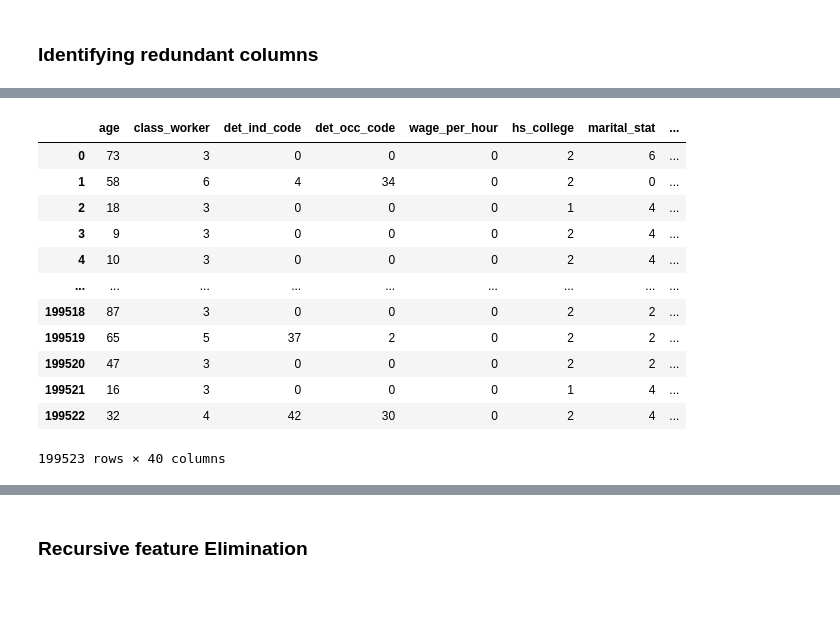
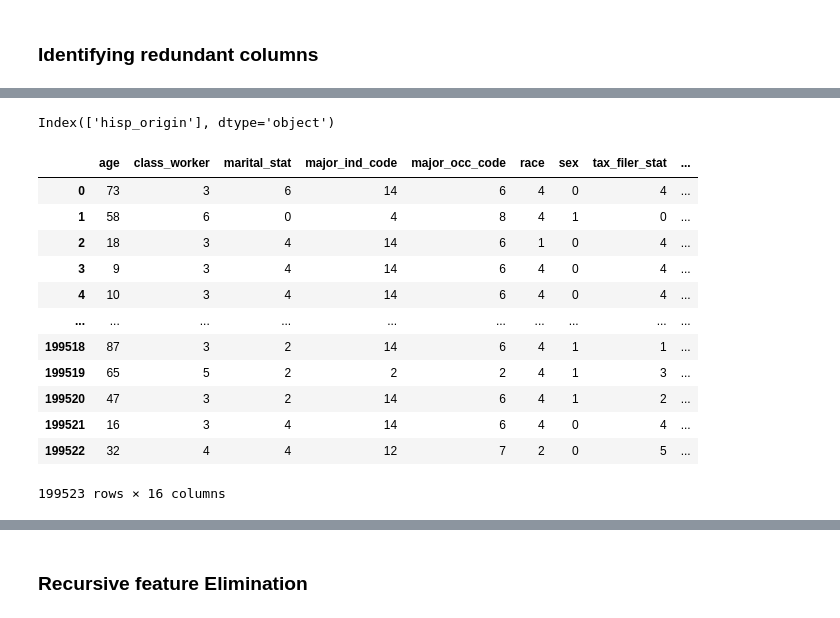
Before and after one commit to AlexBlazee/census_bureau, a Jupyter notebook: src/notebook.ipynb, the cells around one changed output, grey strips where cells are left out. Cells and saved outputs as stored; diff of their text form; code cells hidden in the pictures.

```diff
--- a/src/notebook.ipynb
+++ b/src/notebook.ipynb
@@ -207,3 +620,14 @@ for col in data_df.columns:
+# %%
+drop_columns = data_df.columns[data_df.isna().sum() > 0]
+drop_columns
+# %% [output]
+Index(['hisp_origin'], dtype='object')
+# %%
+data_df.dropna(inplace=True ,axis=1)
+# all columns with missing values have been dropped as them seem not to add much value
+categorical_cols= list(set(categorical_cols) - set(drop_columns))
+categorical_cols.remove('income_50k')
+categorical_cols.remove('education')
 # %%
 target_map = {'- 50000.': 0, '50000+.': 1}
 data_df['income_50k'] = data_df['income_50k'].map(target_map)
@@ -217,22 +637,25 @@ numerical_features = X.select_dtypes(include=['number']).columns
+# %%
+X_lable = X.copy()
+X_onehot = X.copy()
 # %%
 encoders = {}
-for col in categorical_features:
+for col in categorical_cols:
     le = LabelEncoder()
-    X[col] = le.fit_transform(X[col])
+    X_lable[col] = le.fit_transform(X_lable[col])
     encoders[col] = le
 # %%
-X
+X_lable
 # %% [output]
-|  | age | class_worker | det_ind_code | det_occ_code | wage_per_hour | hs_college | marital_stat | ... |
-| 0 | 73 | 3 | 0 | 0 | 0 | 2 | 6 | ... |
-| 1 | 58 | 6 | 4 | 34 | 0 | 2 | 0 | ... |
-| 2 | 18 | 3 | 0 | 0 | 0 | 1 | 4 | ... |
-| 3 | 9 | 3 | 0 | 0 | 0 | 2 | 4 | ... |
-| 4 | 10 | 3 | 0 | 0 | 0 | 2 | 4 | ... |
-| ... | ... | ... | ... | ... | ... | ... | ... | ... |
-| 199518 | 87 | 3 | 0 | 0 | 0 | 2 | 2 | ... |
-| 199519 | 65 | 5 | 37 | 2 | 0 | 2 | 2 | ... |
-| 199520 | 47 | 3 | 0 | 0 | 0 | 2 | 2 | ... |
-| 199521 | 16 | 3 | 0 | 0 | 0 | 1 | 4 | ... |
-| 199522 | 32 | 4 | 42 | 30 | 0 | 2 | 4 | ... |
+|  | age | class_worker | marital_stat | major_ind_code | major_occ_code | race | sex | tax_filer_stat | ... |
+| 0 | 73 | 3 | 6 | 14 | 6 | 4 | 0 | 4 | ... |
+| 1 | 58 | 6 | 0 | 4 | 8 | 4 | 1 | 0 | ... |
+| 2 | 18 | 3 | 4 | 14 | 6 | 1 | 0 | 4 | ... |
+| 3 | 9 | 3 | 4 | 14 | 6 | 4 | 0 | 4 | ... |
+| 4 | 10 | 3 | 4 | 14 | 6 | 4 | 0 | 4 | ... |
+| ... | ... | ... | ... | ... | ... | ... | ... | ... | ... |
+| 199518 | 87 | 3 | 2 | 14 | 6 | 4 | 1 | 1 | ... |
+| 199519 | 65 | 5 | 2 | 2 | 2 | 4 | 1 | 3 | ... |
+| 199520 | 47 | 3 | 2 | 14 | 6 | 4 | 1 | 2 | ... |
+| 199521 | 16 | 3 | 4 | 14 | 6 | 4 | 0 | 4 | ... |
+| 199522 | 32 | 4 | 4 | 12 | 7 | 2 | 0 | 5 | ... |
-199523 rows × 40 columns
+199523 rows × 16 columns
```
Also changed, not shown: parts of 115 cells of this notebook, 6 other files.
